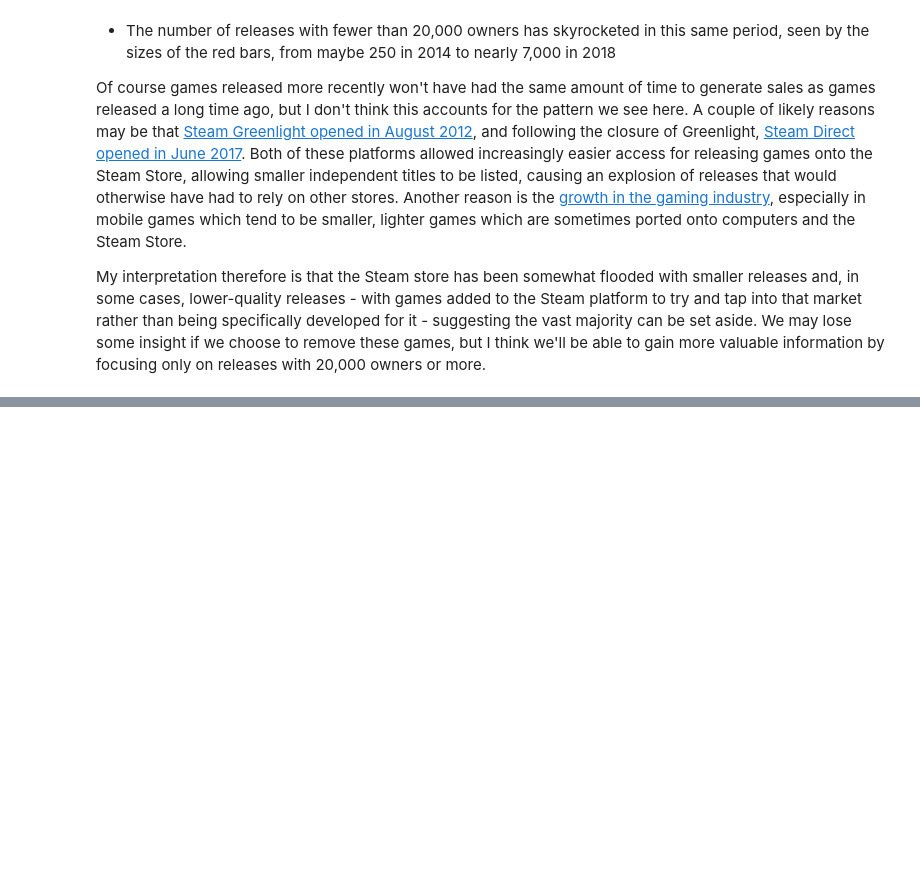
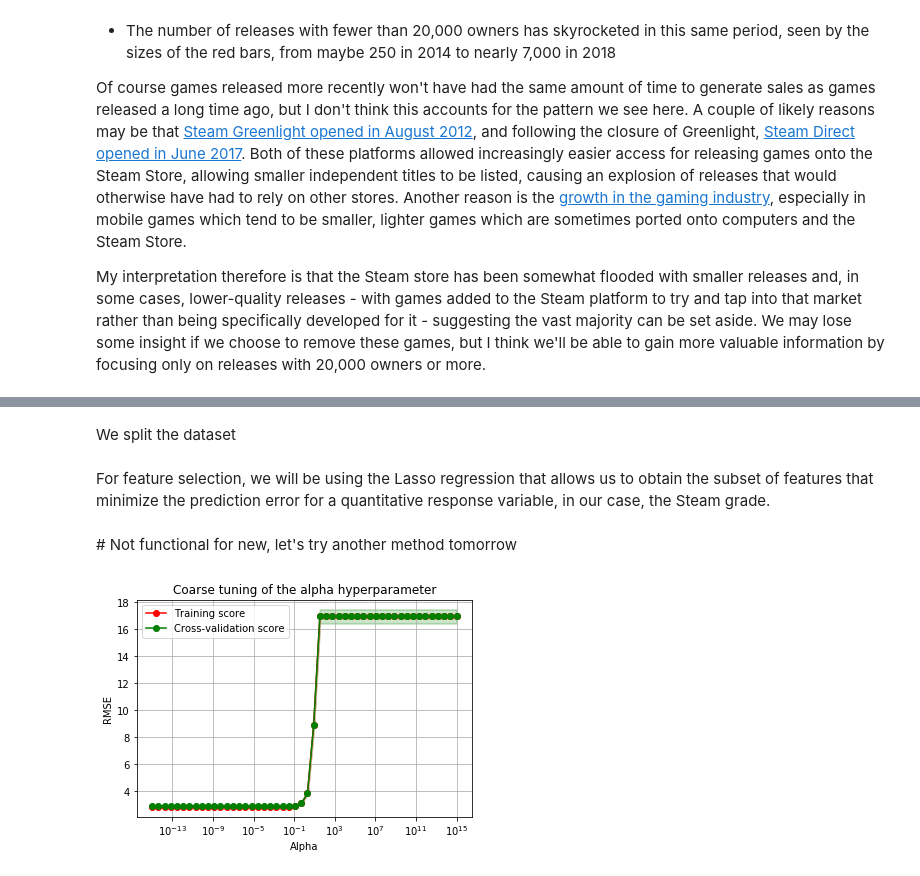
Before and after one commit to mikehdr/ntds_2019_team21, a Jupyter notebook: 4-exploration.ipynb, the cells around one changed output, grey strips where cells are left out. Saved outputs shown, nothing was run; the diff lists cells and outputs as text; code cells hidden in the pictures; blank space fills up the shorter version.

```diff
--- a/4-exploration.ipynb
+++ b/4-exploration.ipynb
@@ -1064,0 +364,51 @@ data.head()
+# %%
+target_ml_data = ml_data[['economic_success','rating']]
+features_ml_data = ml_data.drop(columns = ['economic_success','rating'])
+# %% [markdown]
+We split the dataset
+# %%
+from sklearn.model_selection import train_test_split
+
+X_train, X_test, y_train, y_test = train_test_split(features_ml_data, target_ml_data, test_size=0.2, random_state=1, shuffle=True)
+# %%
+def plot_validation_curve(train_scores,cv_scores,x_data,scale='lin',title='',y_label='',x_label=''):
+
+    train_scores_mean = np.mean(train_scores, axis=1)
+    train_scores_std = np.std(train_scores, axis=1)
+    cv_scores_mean = np.mean(cv_scores, axis=1)
+    cv_scores_std = np.std(cv_scores, axis=1)
+
+    plt.title(title)
+    plt.xlabel(x_label)
+    plt.ylabel(y_label)
+    lw = 2
+
+    plt.fill_between(x_data, train_scores_mean - train_scores_std,train_scores_mean + train_scores_std, alpha=0.2, color="r", lw=lw)
+    plt.fill_between(x_data, cv_scores_mean - cv_scores_std, cv_scores_mean + cv_scores_std, alpha=0.2, color="g", lw=lw)
+
+    if (scale == 'lin'):
+        plt.plot(x_data, train_scores_mean, 'o-', color="r", label="Training score")
+        plt.plot(x_data, cv_scores_mean, 'o-', color="g",label="Cross-validation score")
+    elif (scale == 'log'):
+        plt.semilogx(x_data, train_scores_mean, 'o-', color="r", label="Training score")
+        plt.semilogx(x_data, cv_scores_mean, 'o-', color="g",label="Cross-validation score")
+    plt.grid()
+    plt.legend(loc="best")
+    plt.show()
+# %% [markdown]
+For feature selection, we will be using the Lasso regression that allows us to obtain the subset of features that minimize the prediction error for a quantitative response variable, in our case, the Steam grade.
+# %%
+lasso_pipeline = make_pipeline(StandardScaler(), Lasso())
+cv_schema = StratifiedKFold(n_splits = 5, random_state = 1)
+MSE = make_scorer(mean_squared_error)
+# %% [markdown]
+# Not functional for new, let's try another method tomorrow
+# %%
+alpha_range = np.logspace(-15, 15, 50)
+
+train_scores_val_l, cv_scores_val_l = validation_curve(lasso_pipeline, X_train, y_train['rating'], param_name="lasso__alpha",
+                                                       param_range=alpha_range, cv=5, scoring=MSE,n_jobs = -1)
+plot_validation_curve(np.sqrt(train_scores_val_l), np.sqrt(cv_scores_val_l), alpha_range,
+                      'log', 'Coarse tuning of the alpha hyperparameter', 'RMSE', 'Alpha')
+# %% [output]
+[figure, added]
```
Also changed, not shown: parts of 100 cells of this notebook.
